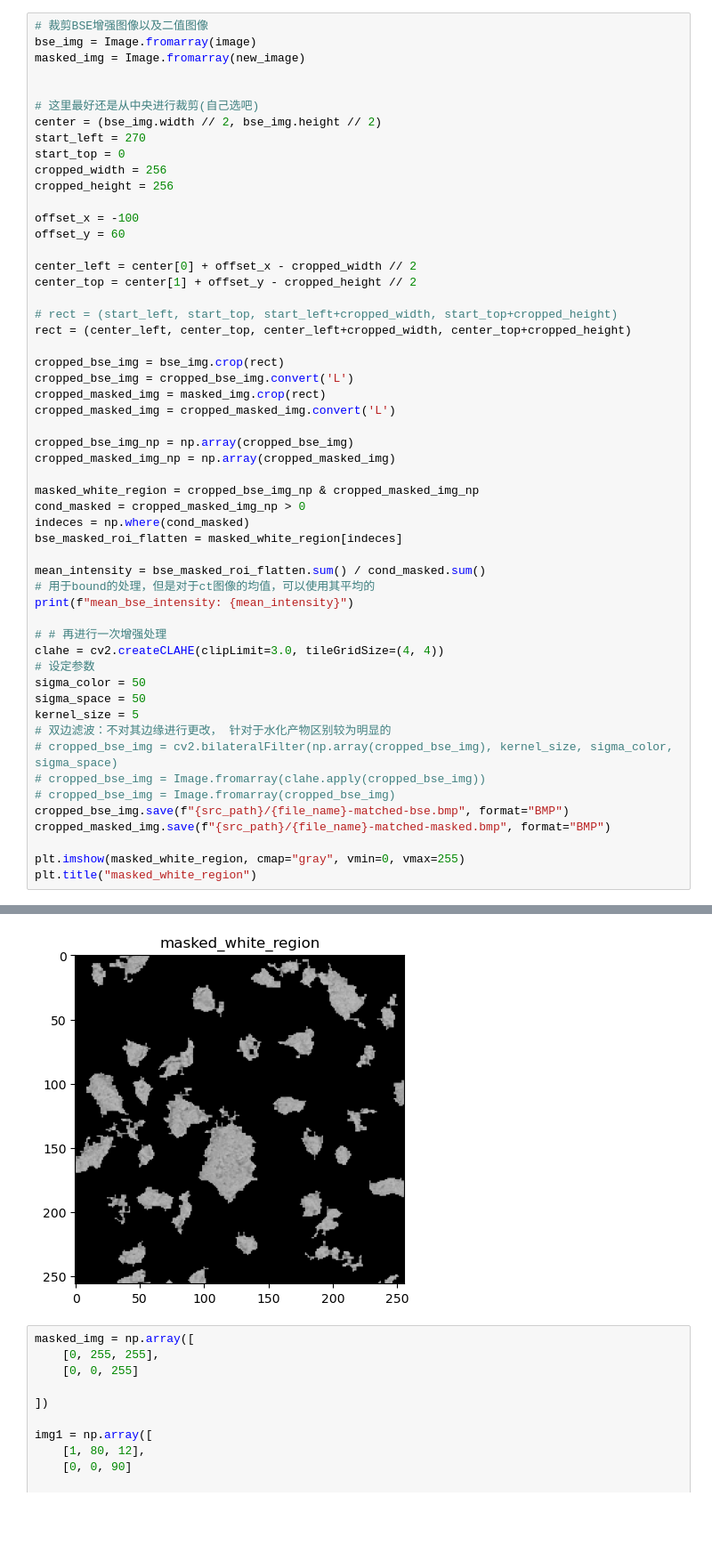
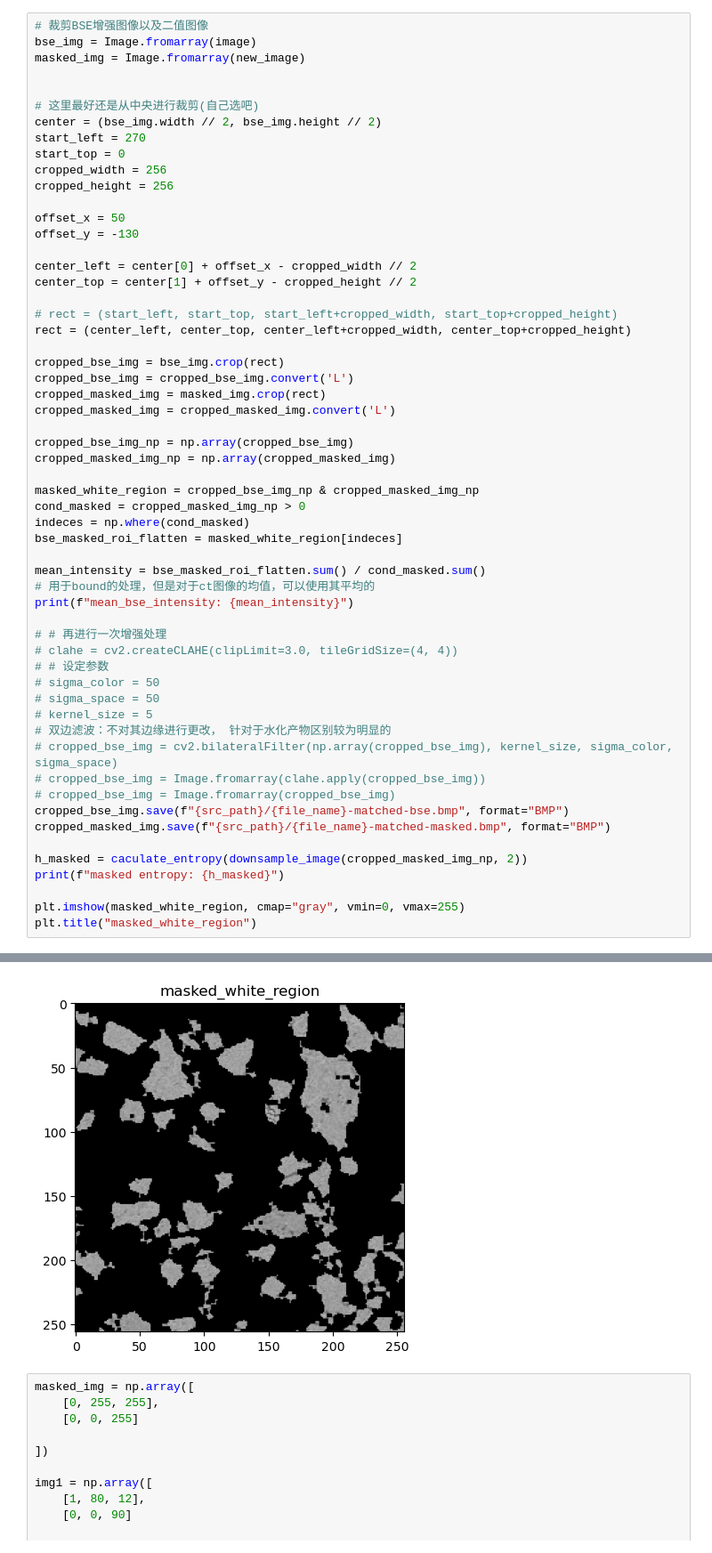
Before and after one commit to Barryzp/ml-workspace, a Jupyter notebook: registration/basic-operator/image_segmetion.ipynb, the cells around one changed output, grey strips where cells are left out. Shown at 89% size. Cells and saved outputs as stored; diff of their text form; blank space fills up the shorter version.

```diff
--- a/registration/basic-operator/image_segmetion.ipynb
+++ b/registration/basic-operator/image_segmetion.ipynb
@@ -139,8 +157,8 @@ start_top = 0
 cropped_width = 256
 cropped_height = 256
 
-offset_x = -100
-offset_y = 60
+offset_x = 50
+offset_y = -130
 
 center_left = center[0] + offset_x - cropped_width // 2
 center_top = center[1] + offset_y - cropped_height // 2
@@ -166,11 +184,11 @@ mean_intensity = bse_masked_roi_flatten.sum() / cond_masked.sum()
 print(f"mean_bse_intensity: {mean_intensity}")
 
 # # 再进行一次增强处理
-clahe = cv2.createCLAHE(clipLimit=3.0, tileGridSize=(4, 4))
-# 设定参数
-sigma_color = 50
-sigma_space = 50
-kernel_size = 5
+# clahe = cv2.createCLAHE(clipLimit=3.0, tileGridSize=(4, 4))
+# # 设定参数
+# sigma_color = 50
+# sigma_space = 50
+# kernel_size = 5
 # 双边滤波：不对其边缘进行更改， 针对于水化产物区别较为明显的
 # cropped_bse_img = cv2.bilateralFilter(np.array(cropped_bse_img), kernel_size, sigma_color, sigma_space)
 # cropped_bse_img = Image.fromarray(clahe.apply(cropped_bse_img))
@@ -178,6 +196,9 @@ kernel_size = 5
 cropped_bse_img.save(f"{src_path}/{file_name}-matched-bse.bmp", format="BMP")
 cropped_masked_img.save(f"{src_path}/{file_name}-matched-masked.bmp", format="BMP")
 
+h_masked = caculate_entropy(downsample_image(cropped_masked_img_np, 2))
+print(f"masked entropy: {h_masked}")
+
 plt.imshow(masked_white_region, cmap="gray", vmin=0, vmax=255)
 plt.title("masked_white_region")
 # %% [output]
@@ -185,5 +207,5 @@ mean_bse_intensity: 161.20296528225435
 Text(0.5, 1.0, 'masked_white_region')
-[figure, old version]
+[figure, new version]
 # %%
 masked_img = np.array([
     [0, 255, 255],
```
Also changed, not shown: parts of 5 cells of this notebook, 1 other file.
